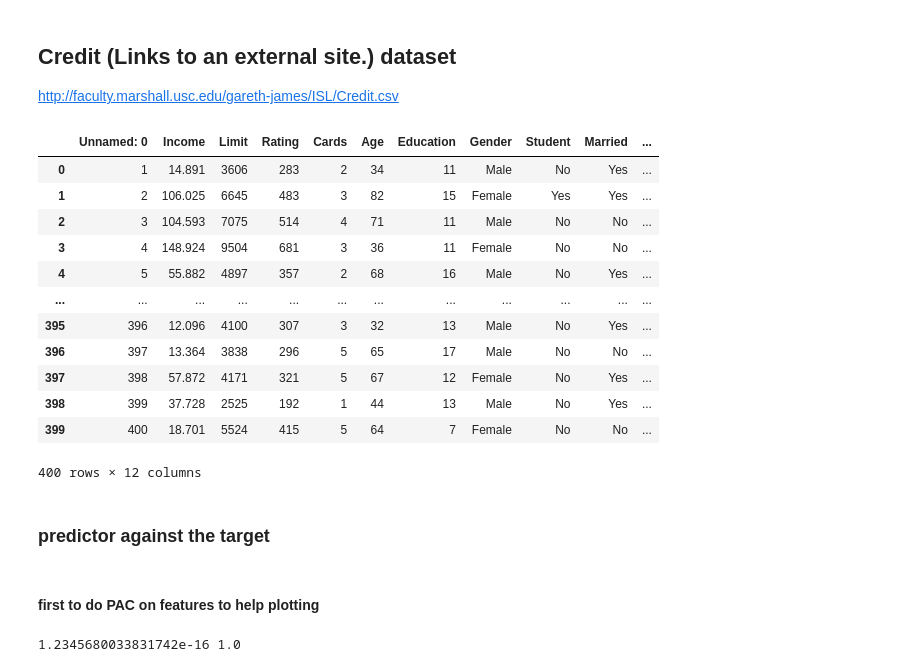
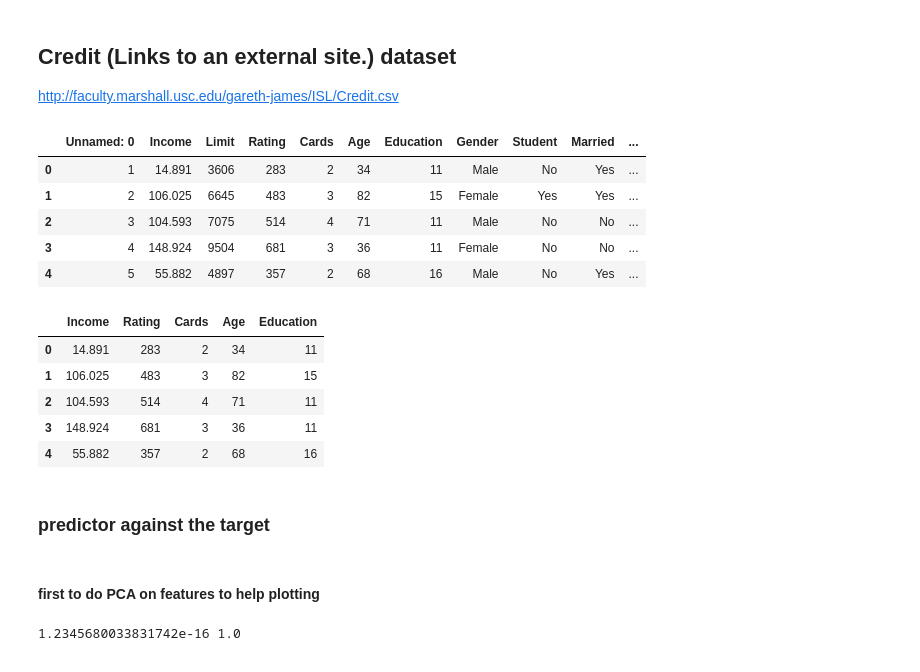
Before and after one commit to USF-CS-663-Spring-2020/lab-05-regression-danielyang0, a Jupyter notebook: lab05 - regression.ipynb, the cells around one changed output. Cells and saved outputs as stored; diff of their text form; code cells hidden in the pictures.

```diff
--- a/lab05 - regression.ipynb
+++ b/lab05 - regression.ipynb
@@ -80,28 +69,29 @@ http://faculty.marshall.usc.edu/gareth-james/ISL/Credit.csv
 # %%
 import pandas as pd
 df = pd.read_csv('Credit.csv')
-df
+df.head()
 # %% [output]
 |  | Unnamed: 0 | Income | Limit | Rating | Cards | Age | Education | Gender | Student | Married | ... |
 | 0 | 1 | 14.891 | 3606 | 283 | 2 | 34 | 11 | Male | No | Yes | ... |
 | 1 | 2 | 106.025 | 6645 | 483 | 3 | 82 | 15 | Female | Yes | Yes | ... |
 | 2 | 3 | 104.593 | 7075 | 514 | 4 | 71 | 11 | Male | No | No | ... |
 | 3 | 4 | 148.924 | 9504 | 681 | 3 | 36 | 11 | Female | No | No | ... |
 | 4 | 5 | 55.882 | 4897 | 357 | 2 | 68 | 16 | Male | No | Yes | ... |
-| ... | ... | ... | ... | ... | ... | ... | ... | ... | ... | ... | ... |
-| 395 | 396 | 12.096 | 4100 | 307 | 3 | 32 | 13 | Male | No | Yes | ... |
-| 396 | 397 | 13.364 | 3838 | 296 | 5 | 65 | 17 | Male | No | No | ... |
-| 397 | 398 | 57.872 | 4171 | 321 | 5 | 67 | 12 | Female | No | Yes | ... |
-| 398 | 399 | 37.728 | 2525 | 192 | 1 | 44 | 13 | Male | No | Yes | ... |
-| 399 | 400 | 18.701 | 5524 | 415 | 5 | 64 | 7 | Female | No | No | ... |
-400 rows × 12 columns
 # %%
 features = df[['Income', 'Rating', 'Cards', 'Age', 'Education']]
 labels = df['Limit']
+features.head()
+# %% [output]
+|  | Income | Rating | Cards | Age | Education |
+| 0 | 14.891 | 283 | 2 | 34 | 11 |
+| 1 | 106.025 | 483 | 3 | 82 | 15 |
+| 2 | 104.593 | 514 | 4 | 71 | 11 |
+| 3 | 148.924 | 681 | 3 | 36 | 11 |
+| 4 | 55.882 | 357 | 2 | 68 | 16 |
 # %% [markdown]
 ### predictor against the target
 # %% [markdown]
-#### first to do PAC on features to help plotting
+#### first to do PCA on features to help plotting
 # %%
 from sklearn.preprocessing import StandardScaler
 import numpy as np
```
Also changed, not shown: parts of 1 cell of this notebook.
